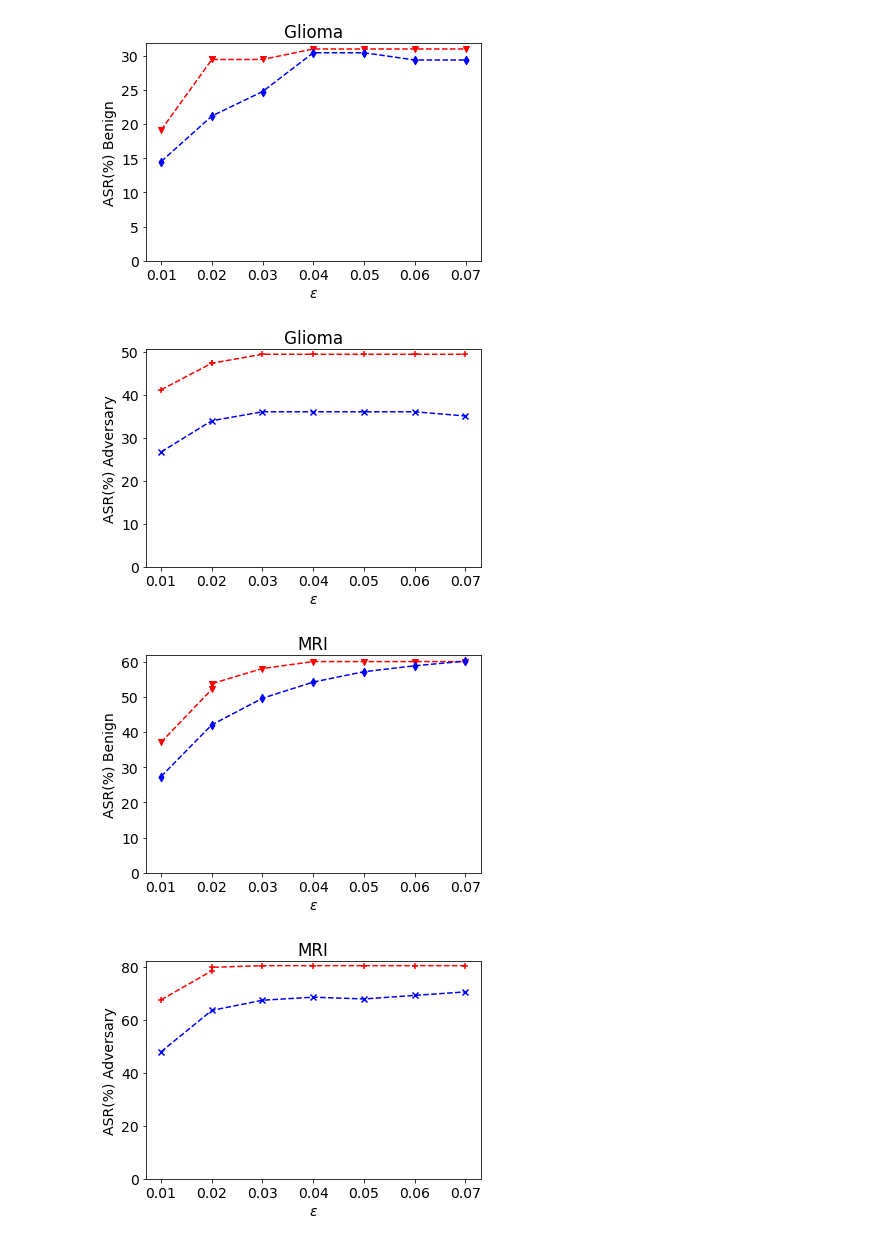
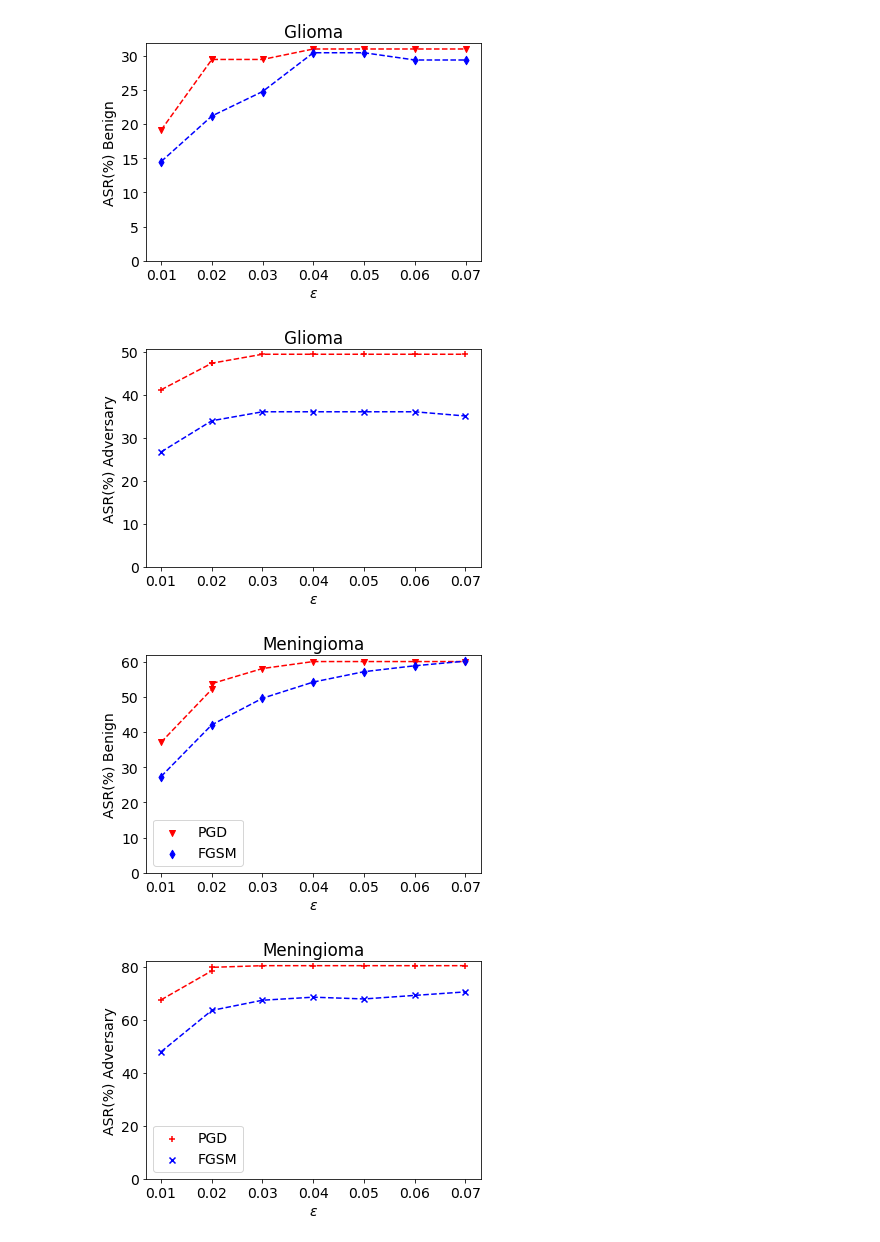
Before and after one commit to Erfandarzi/armor_2, a Jupyter notebook: plots.ipynb, the cells around one changed output. Cells and saved outputs as stored; diff of their text form; code cells hidden in the pictures.

Commit message:
added plots

```diff
--- a/plots.ipynb
+++ b/plots.ipynb
@@ -227,7 +227,7 @@ import itertools
 import io
 
 
-def plot_graphs_eps(dataset,path):
+def plot_graphs_eps(dataset, path):
 
     list = megalist(path)
     eps_list = [0.01, 0.03, 0.05, 0.07]
@@ -247,6 +247,8 @@ def plot_graphs_eps(dataset,path):
     marker = itertools.cycle(('v', '+', 'd', 'x', '*'))
     colors = itertools.cycle(('red', 'blue', 'green', 'purple', 'orange'))
 
+    title = dataset if dataset != "MRI" else "Meningioma"
+
     for i, attack_method in enumerate(["PGD", "FGSM"]):
 
         BIM_others, BIM_self, BIM_step = [], [], []
@@ -262,17 +264,19 @@ def plot_graphs_eps(dataset,path):
         ax1.plot(BIM_step, BIM_others, color=current_color, linestyle='--')
         ax2.scatter(BIM_step, BIM_self, marker=next(marker), label=attack_method, color=current_color)
         ax2.plot(BIM_step, BIM_self, color=current_color, linestyle='--')
-    title=
-    ax1.set_title(dataset)
+
+    ax1.set_title(title)
     ax1.set_xlabel(r"$\epsilon$")
     ax1.set_ylabel("ASR(%) Benign")
     ax1.set_ylim(bottom=0)
 
-    ax2.set_title(dataset)
+    ax2.set_title(title)
     ax2.set_xlabel(r"$\epsilon$")
     ax2.set_ylabel("ASR(%) Adversary")
     ax2.set_ylim(bottom=0)
-
+    if (dataset=="MRI"):
+        ax1.legend()
+        ax2.legend()
     # ax1.legend(loc=legend_location)
     # ax2.legend(loc=legend_location)
 
@@ -280,7 +284,8 @@ def plot_graphs_eps(dataset,path):
     f1.savefig('./plots/' + dataset + '_ASR_EPS_v2.eps')
 
     f2.savefig('./plots/' + dataset + '_others_EPS_v2.eps')
-    return f1,f2
+    return f1, f2
+
 
 def extract_list_AATR(file):
     dictionary={}
@@ -382,4 +387,7 @@ plot_graphs_eps("Glioma",path)
 path,path_aatr,path_time = path_finder("MRI")
 
 plot_graphs_eps("MRI",path)
+path,path_aatr,path_time = path_finder("Pathology")
+
+plot_graphs_eps("pathology",path)
 # %% [output]
@@ -387,4 +397,4 @@ plot_graphs_eps("MRI",path)
 [figure]
 [figure]
-[figure, old version]
+[figure, new version]
-[figure, old version]
+[figure, new version]
```
Also changed, not shown: parts of 1 cell of this notebook, 5 other files.
